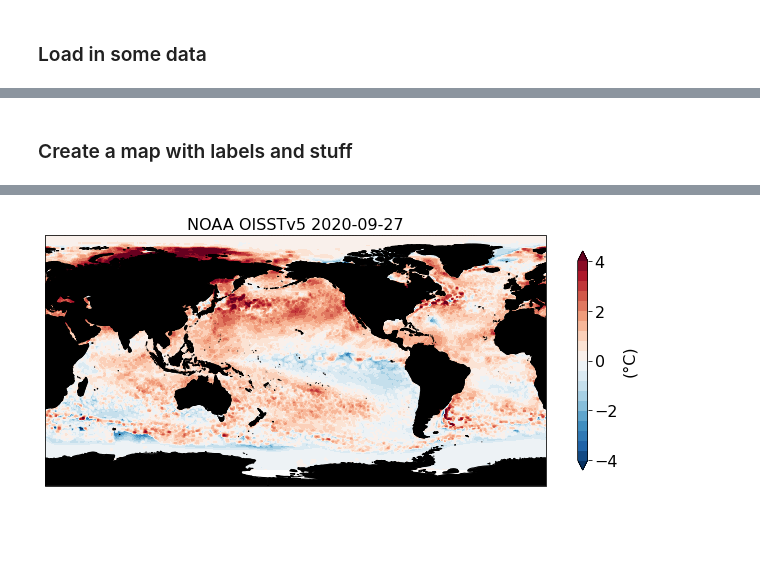
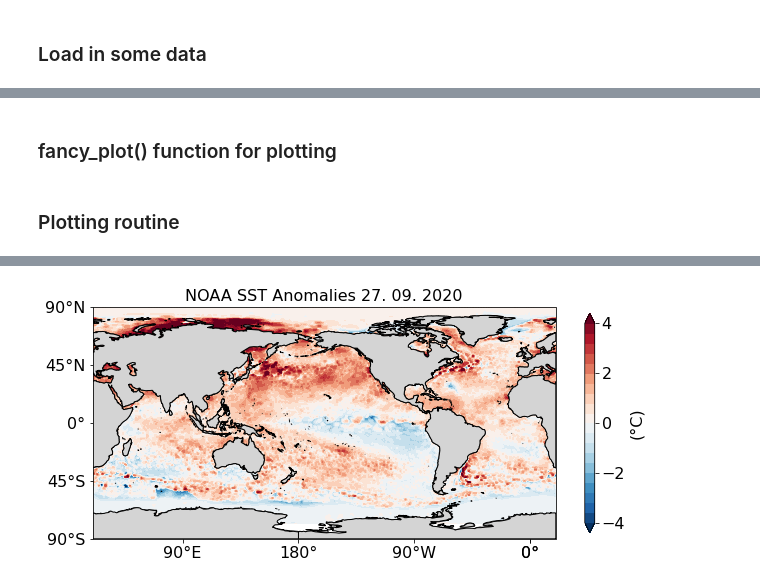
Before and after one commit to mauricehuguenin/sharing, a Jupyter notebook: Untitled5.ipynb, the cells around one changed output, grey strips where cells are left out. Saved outputs shown, nothing was run; the diff lists cells and outputs as text; code cells hidden in the pictures; blank space fills up the shorter version.

Commit message:
added labels & save fig

```diff
--- a/Untitled5.ipynb
+++ b/Untitled5.ipynb
@@ -24,7 +26,32 @@ Wall time: 171 ms
 <matplotlib.collections.QuadMesh at 0x...>
 [figure]
-# %% [markdown]
-### Create a map with labels and stuff
+# %% [markdown]
+### fancy_plot() function for plotting
+# %%
+def fancy_plot(axes_nr):
+    '''
+    This function creates my specifics for the global plot, i.e.
+    coastlines, land colour, gridlines and labels (30°lat, 60°lon)
+    input:
+        - axes_nr -> number of subplot, i.e. ax1 for subplot(2,2,1)
+    '''
+    axes_nr.coastlines(resolution = '50m') # add coast lines
+    # ticklabels on left and bottom only
+    axes_nr.set_xticks([0,90,180,270,360], crs=ccrs.PlateCarree())
+    axes_nr.set_yticks([-90,-45,0,45,90], crs=ccrs.PlateCarree())
+
+    lon_formatter = cticker.LongitudeFormatter();
+    lat_formatter = cticker.LatitudeFormatter()
+    axes_nr.xaxis.set_major_formatter(lon_formatter) # set format of x-axis
+    axes_nr.yaxis.set_major_formatter(lat_formatter) # "       "       "
+    axes_nr.add_feature(cfeature.LAND, edgecolor = 'black', facecolor = [.83,.83,.83], zorder = 2)
+
+    axes_nr.xaxis.label.set_visible(False) # no axis labels
+    axes_nr.yaxis.label.set_visible(False)
+
+    axes_nr.tick_params(axis='both', which='major', labelsize=16) # fontsize of lon/lat labels
+# %% [markdown]
+### Plotting routine
 # %%
 %%time
 # initialise figure
@@ -35,26 +62,25 @@ ax1 = plt.subplot(1,1,1, projection=ccrs.PlateCarree(central_longitude=200))
 ax1.set_extent([1, 360, -90, 90], crs=ccrs.PlateCarree()) # extent of map
 
 ticks = np.linspace(-4,4,21) # colour bar from -4°C to 4°C with 21 colours
+
+# the main command here, plotting filled contours of the data
 p2 = (sst_anom).plot.contourf(cmp='RdBu_r',levels=ticks,add_colorbar=False,extend='both',transform=ccrs.PlateCarree())
 
-plt.title('NOAA OISSTv5 2020-09-27', fontsize=16) # title
 
-ax1.coastlines(resolution = '50m') # add coast lines
-ax1.add_feature(cfeature.LAND, edgecolor = 'black', facecolor = [0,0,0], zorder = 2) # colour the land black
+plt.title('NOAA SST Anomalies 27. 09. 2020', fontsize=16) # title
 
-lon_formatter = cticker.LongitudeFormatter();
-lat_formatter = cticker.LatitudeFormatter()
-ax1.xaxis.set_major_formatter(lon_formatter) # set format of x-axis
-ax1.yaxis.set_major_formatter(lat_formatter) # "       "       "
+fancy_plot(ax1) # call the function from above that plots labels, coastlines, etc.
 
-ax1.xaxis.label.set_visible(False) # no axis labels
-ax1.yaxis.label.set_visible(False)
-
-ax1.tick_params(axis='both', which='major', labelsize=16) # fontsize of lon/lat labels
 
 # add colour bar
 # # add colour bar
 cb = plt.colorbar(p2, shrink=.35, orientation='vertical'); cb.set_label(label='(°C)', size=16)
 cb.ax.tick_params(labelsize=16); tick_locator = ticker.MaxNLocator(nbins=5)
 cb.locator = tick_locator;cb.update_ticks()
+
+# ---------------------------------------------------------------------------------------------------------------- #
+# --- saving as 300 dpi .PNG image in specified folder ----------------------------------------------------------- #
+plt.savefig(save + 'noaa_sst_anomalies_2020-09-27', dpi=300, facecolor='w', edgecolor='w',
+            orientation='landscape', papertype=None, format=None, transparent=False,pad_inches=0.1, metadata=None)
+# --- end of script ---------------------------------------------------------------------------------------------- #
 # %% [output]
@@ -63 +89 @@ Wall time: 7.14 s
-[figure, old version]
+[figure, new version]
```
Also changed, not shown: parts of 3 cells of this notebook.
